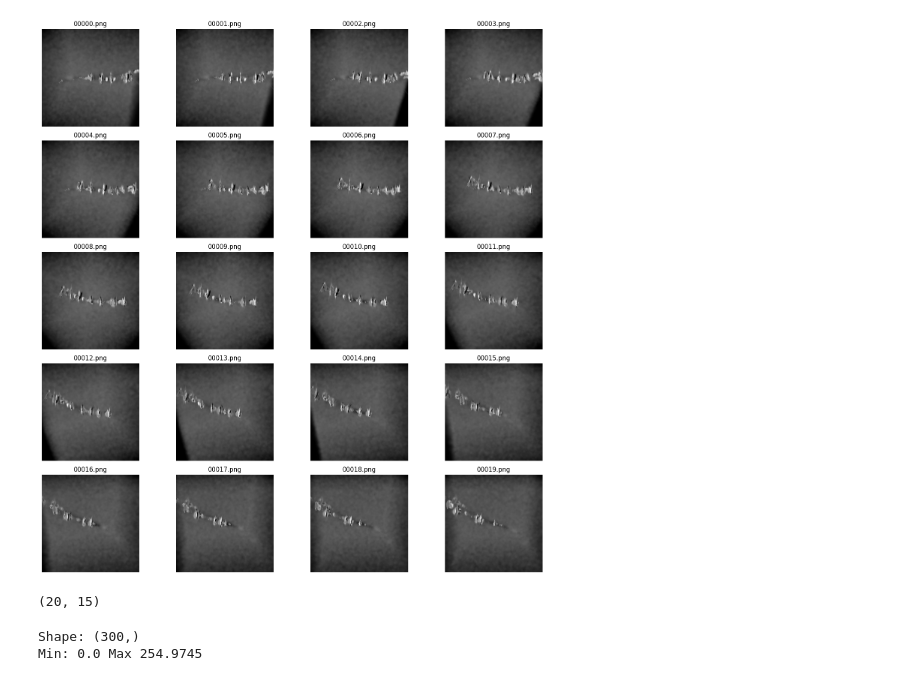
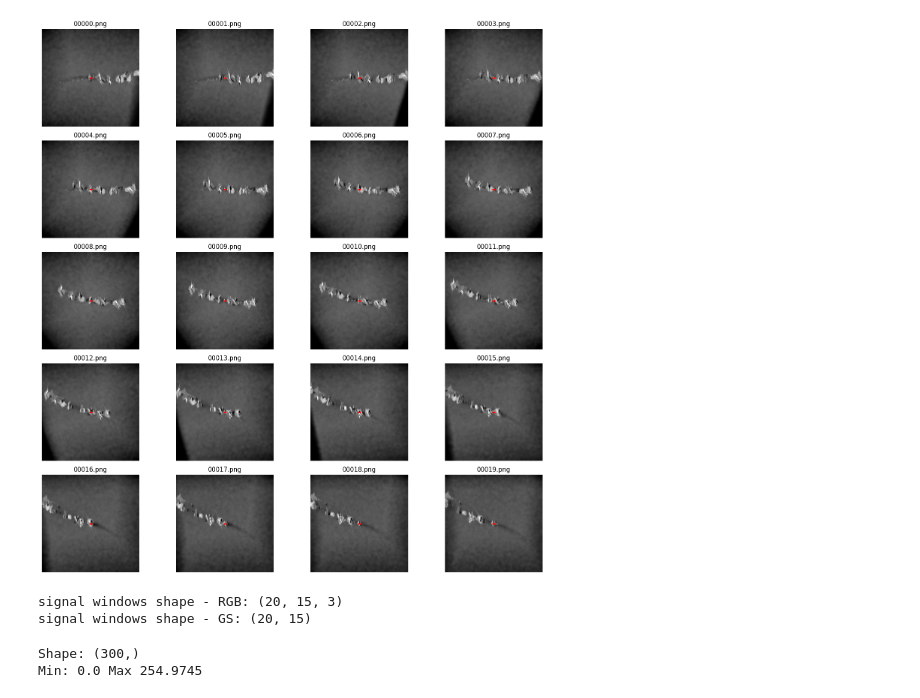
Before and after one commit to thanostriantafyllou3/3DGS-TimeSeries, a Jupyter notebook: output_analyser.ipynb, the cells around one changed output. Saved outputs shown, nothing was run; the diff lists cells and outputs as text; code cells hidden in the pictures.

```diff
--- a/output_analyser.ipynb
+++ b/output_analyser.ipynb
@@ -6,5 +7,12 @@ import matplotlib.pyplot as plt
 from PIL import Image
 # %%
 # Configurations
-experiment_dir = '/home/thanostriantafyllou/GS4Time/output/sine_norm_freq1_iter30k_ratio0.5_winsize15'
+experiment_dir = '/home/thanostriantafyllou/GS4Time/output/sine_center_30k/'
 num_iterations = 30000
+# %%
+# Load the sine wave samples from the CSV file
+gt_signal_path = os.path.join(experiment_dir, 'gt_signal.csv')
+df = pd.read_csv(gt_signal_path, index_col='period')
+print("Shape before flattening:", df.shape)
+window_size = df.shape[1]
+original_signal = df.values.flatten()
@@ -34,0 +57,10 @@ Images shape: (20, 800, 800, 3)
+# %%
+# Compute the horizontal region of interest (center of the image)
+row_idx = render_images[0].shape[0] // 2
+col_idx_mid = render_images[0].shape[1] // 2
+col_idx_start = col_idx_mid - window_size // 2
+col_idx_end = col_idx_mid + window_size // 2
+if window_size % 2 != 0:
+    col_idx_end += 1
+
+print(f"Region of interest is: [{row_idx}, {col_idx_start}:{col_idx_end}], yielding a window size of {col_idx_end-col_idx_start} pixels.")
@@ -35,33 +103,47 @@ Images shape: (20, 800, 800, 3)
 # %%
-# Plot all the images as subfigures
-num_images = len(images)
+# Plot all the rendered images as subfigures with the region of interest highlighted
+num_images = len(render_images)
 num_cols = 4  # Number of columns in the subplot grid
 num_rows = (num_images + num_cols - 1) // num_cols  # Number of rows in the subplot grid
 
 fig, axs = plt.subplots(num_rows, num_cols, figsize=(15, num_rows * 3))
 axs = axs.flatten()  # Flatten the 2D array of axes for easy iteration
 
-for i, img in enumerate(images):
+for i, img in enumerate(render_images):
     axs[i].imshow(img)
     axs[i].axis('off')  # Hide the axis
-    axs[i].set_title(image_files[i])  # Display the filename as the title
+    axs[i].set_title(render_image_files[i])  # Display the filename as the title
+
+    rect = patches.Rectangle(
+        (col_idx_start, row_idx),
+        col_idx_end - col_idx_start,
+        1,  # Height of 1 to cover the row
+        linewidth=2,
+        edgecolor='r',
+        facecolor='none'
+    )
+
+    # Add the patch to the Axes
+    axs[i].add_patch(rect)
 
 # Hide any unused subplots
 for i in range(num_images, len(axs)):
     fig.delaxes(axs[i])
 
 plt.tight_layout()
 plt.show()
 # %% [output]
-[figure, old version]
+[figure, new version]
 # %%
-signal_window = images_array[:, 400, 400:415, :]
+signal_window = render_images_array[:, row_idx, col_idx_start:col_idx_end, :]
+print("signal windows shape - RGB:", signal_window.shape)
 
 # Convert RGB to grayscale
 signal_window_gray = np.dot(signal_window, [0.2989, 0.5870, 0.1140])
-signal_window_gray.shape
+print("signal windows shape - GS:", signal_window_gray.shape)
 # %% [output]
-(20, 15)
+signal windows shape - RGB: (20, 15, 3)
+signal windows shape - GS: (20, 15)
 # %%
 pred_signal = signal_window_gray.flatten()
 print("Shape:", pred_signal.shape)
```
Also changed, not shown: parts of 7 cells of this notebook, 4 other files.
